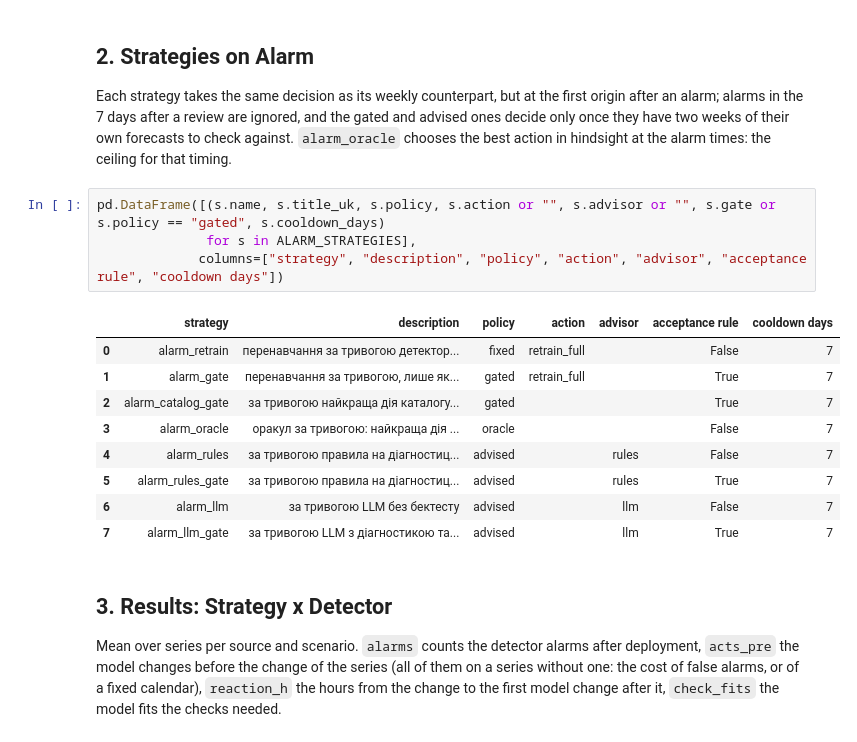
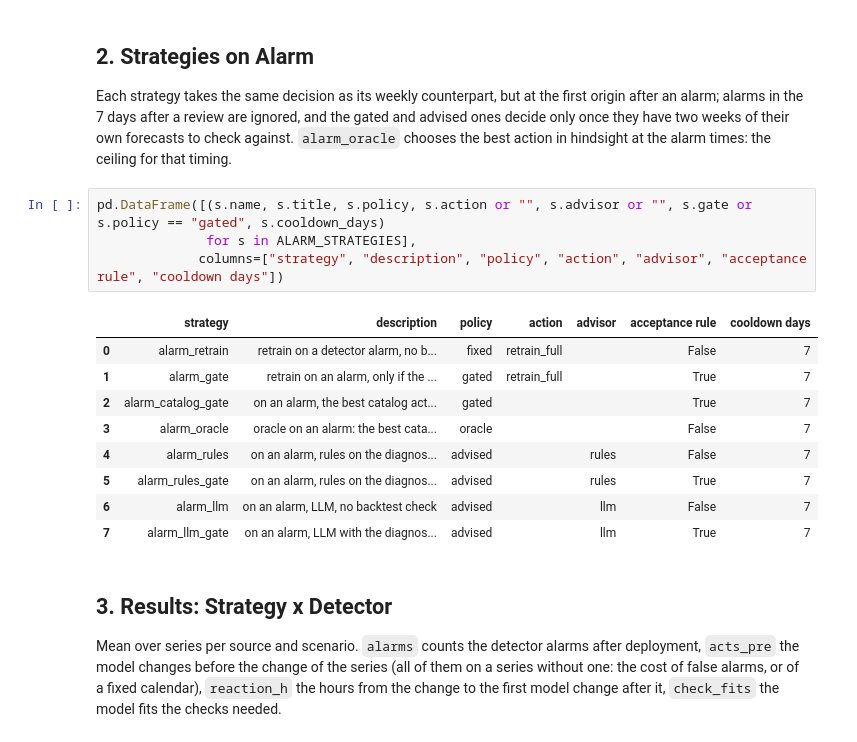
Before and after one commit to ElizPery/seasonality-drift-llm-backtest, a Jupyter notebook: notebooks/04_link_alarms_to_backtest.ipynb, the cells around one changed output. Cells and saved outputs as stored; diff of their text form.

```diff
--- a/notebooks/04_link_alarms_to_backtest.ipynb
+++ b/notebooks/04_link_alarms_to_backtest.ipynb
@@ -83,19 +83,19 @@ per.pivot(index=["source", "scenario"], columns="method", values="per_1000h").ro
 
 Each strategy takes the same decision as its weekly counterpart, but at the first origin after an alarm; alarms in the 7 days after a review are ignored, and the gated and advised ones decide only once they have two weeks of their own forecasts to check against. `alarm_oracle` chooses the best action in hindsight at the alarm times: the ceiling for that timing.
 # %%
-pd.DataFrame([(s.name, s.title_uk, s.policy, s.action or "", s.advisor or "", s.gate or s.policy == "gated", s.cooldown_days)
+pd.DataFrame([(s.name, s.title, s.policy, s.action or "", s.advisor or "", s.gate or s.policy == "gated", s.cooldown_days)
               for s in ALARM_STRATEGIES],
              columns=["strategy", "description", "policy", "action", "advisor", "acceptance rule", "cooldown days"])
 # %% [output]
 |  | strategy | description | policy | action | advisor | acceptance rule | cooldown days |
-| 0 | alarm_retrain | перенавчання за тривогою детектор... | fixed | retrain_full |  | False | 7 |
-| 1 | alarm_gate | перенавчання за тривогою, лише як... | gated | retrain_full |  | True | 7 |
-| 2 | alarm_catalog_gate | за тривогою найкраща дія каталогу... | gated |  |  | True | 7 |
-| 3 | alarm_oracle | оракул за тривогою: найкраща дія ... | oracle |  |  | False | 7 |
-| 4 | alarm_rules | за тривогою правила на діагностиц... | advised |  | rules | False | 7 |
-| 5 | alarm_rules_gate | за тривогою правила на діагностиц... | advised |  | rules | True | 7 |
-| 6 | alarm_llm | за тривогою LLM без бектесту | advised |  | llm | False | 7 |
-| 7 | alarm_llm_gate | за тривогою LLM з діагностикою та... | advised |  | llm | True | 7 |
+| 0 | alarm_retrain | retrain on a detector alarm, no b... | fixed | retrain_full |  | False | 7 |
+| 1 | alarm_gate | retrain on an alarm, only if the ... | gated | retrain_full |  | True | 7 |
+| 2 | alarm_catalog_gate | on an alarm, the best catalog act... | gated |  |  | True | 7 |
+| 3 | alarm_oracle | oracle on an alarm: the best cata... | oracle |  |  | False | 7 |
+| 4 | alarm_rules | on an alarm, rules on the diagnos... | advised |  | rules | False | 7 |
+| 5 | alarm_rules_gate | on an alarm, rules on the diagnos... | advised |  | rules | True | 7 |
+| 6 | alarm_llm | on an alarm, LLM, no backtest check | advised |  | llm | False | 7 |
+| 7 | alarm_llm_gate | on an alarm, LLM with the diagnos... | advised |  | llm | True | 7 |
 # %% [markdown]
 ## 3. Results: Strategy x Detector
 
```
Also changed, not shown: 5 other files.
